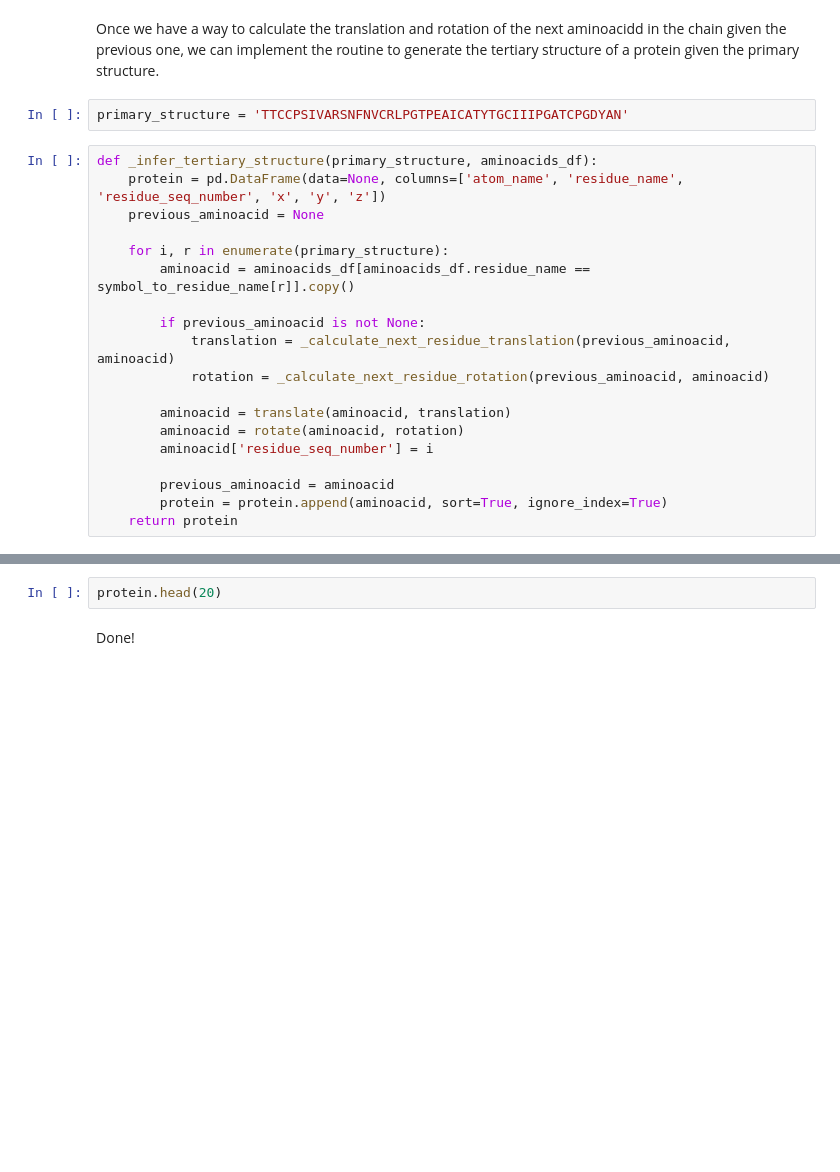
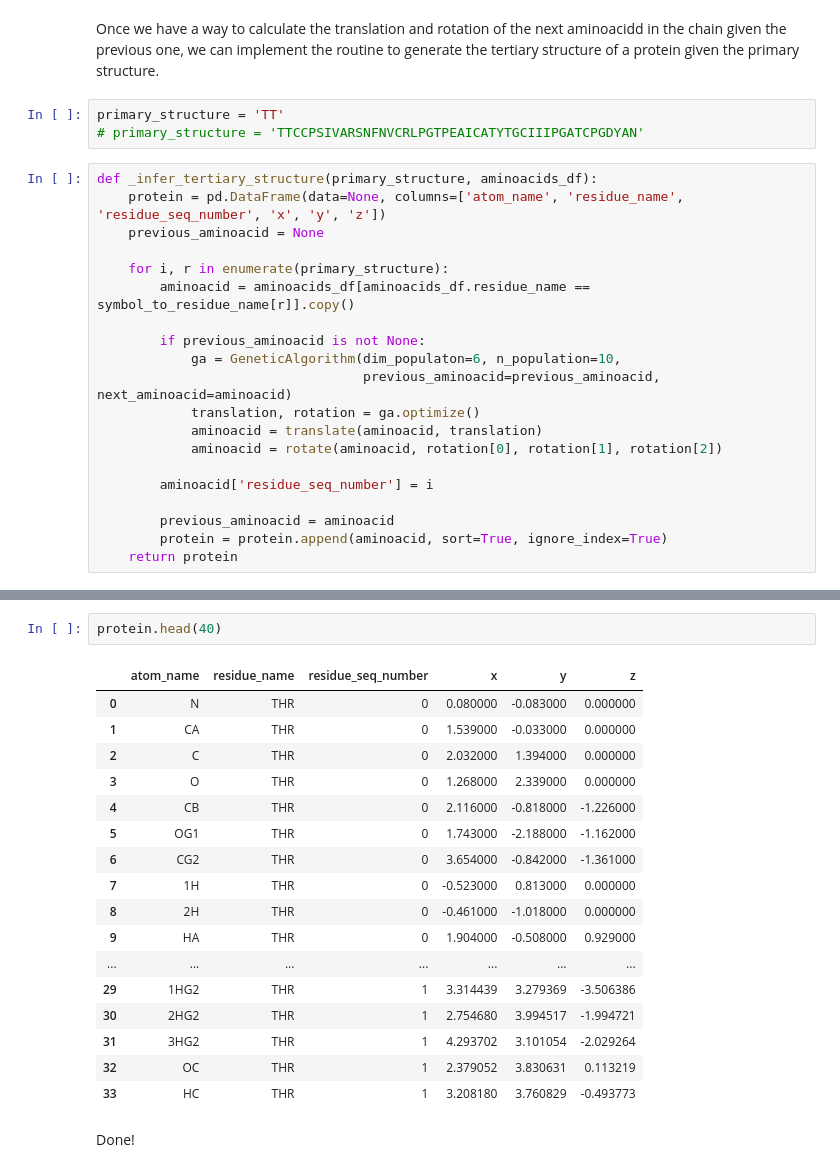
Before and after one commit to cristianl1251/structural-bioinformatics, a Jupyter notebook: assignment_2/Polypeptide Chain.ipynb, the cells around one changed output, grey strips where cells are left out. Cells and saved outputs as stored; diff of their text form; blank space fills up the shorter version.

```diff
--- a/assignment_2/Polypeptide Chain.ipynb
+++ b/assignment_2/Polypeptide Chain.ipynb
@@ -174,7 +367,8 @@ def _calculate_next_residue_rotation(previous_aminoacid, next_aminoacid):
 # %% [markdown]
 Once we have a way to calculate the translation and rotation of the next aminoacidd in the chain given the previous one, we can implement the routine to generate the tertiary structure of a protein given the primary structure.
 # %%
-primary_structure = 'TTCCPSIVARSNFNVCRLPGTPEAICATYTGCIIIPGATCPGDYAN'
+primary_structure = 'TT'
+# primary_structure = 'TTCCPSIVARSNFNVCRLPGTPEAICATYTGCIIIPGATCPGDYAN'
 # %%
 def _infer_tertiary_structure(primary_structure, aminoacids_df):
     protein = pd.DataFrame(data=None, columns=['atom_name', 'residue_name', 'residue_seq_number', 'x', 'y', 'z'])
@@ -184,11 +378,12 @@ def _infer_tertiary_structure(primary_structure, aminoacids_df):
         aminoacid = aminoacids_df[aminoacids_df.residue_name == symbol_to_residue_name[r]].copy()
 
         if previous_aminoacid is not None:
-            translation = _calculate_next_residue_translation(previous_aminoacid, aminoacid)
-            rotation = _calculate_next_residue_rotation(previous_aminoacid, aminoacid)
+            ga = GeneticAlgorithm(dim_populaton=6, n_population=10,
+                                  previous_aminoacid=previous_aminoacid, next_aminoacid=aminoacid)
+            translation, rotation = ga.optimize()
+            aminoacid = translate(aminoacid, translation)
+            aminoacid = rotate(aminoacid, rotation[0], rotation[1], rotation[2])
 
-        aminoacid = translate(aminoacid, translation)
-        aminoacid = rotate(aminoacid, rotation)
         aminoacid['residue_seq_number'] = i
 
         previous_aminoacid = aminoacid
@@ -199,4 +408,22 @@ protein = _infer_tertiary_structure(primary_structure, aminoacids)
 # %%
-protein.head(20)
+protein.head(40)
+# %% [output]
+|  | atom_name | residue_name | residue_seq_number | x | y | z |
+| 0 | N | THR | 0 | 0.080000 | -0.083000 | 0.000000 |
+| 1 | CA | THR | 0 | 1.539000 | -0.033000 | 0.000000 |
+| 2 | C | THR | 0 | 2.032000 | 1.394000 | 0.000000 |
+| 3 | O | THR | 0 | 1.268000 | 2.339000 | 0.000000 |
+| 4 | CB | THR | 0 | 2.116000 | -0.818000 | -1.226000 |
+| 5 | OG1 | THR | 0 | 1.743000 | -2.188000 | -1.162000 |
+| 6 | CG2 | THR | 0 | 3.654000 | -0.842000 | -1.361000 |
+| 7 | 1H | THR | 0 | -0.523000 | 0.813000 | 0.000000 |
+| 8 | 2H | THR | 0 | -0.461000 | -1.018000 | 0.000000 |
+| 9 | HA | THR | 0 | 1.904000 | -0.508000 | 0.929000 |
+| ... | ... | ... | ... | ... | ... | ... |
+| 29 | 1HG2 | THR | 1 | 3.314439 | 3.279369 | -3.506386 |
+| 30 | 2HG2 | THR | 1 | 2.754680 | 3.994517 | -1.994721 |
+| 31 | 3HG2 | THR | 1 | 4.293702 | 3.101054 | -2.029264 |
+| 32 | OC | THR | 1 | 2.379052 | 3.830631 | 0.113219 |
+| 33 | HC | THR | 1 | 3.208180 | 3.760829 | -0.493773 |
 # %% [markdown]
 Done!
```
Also changed, not shown: parts of 15 cells of this notebook.
